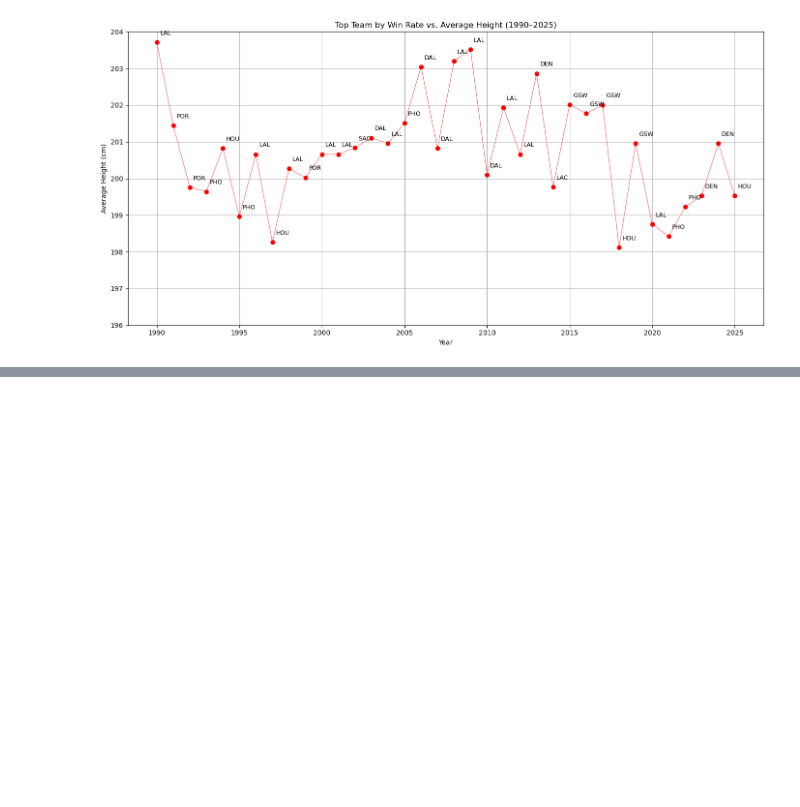
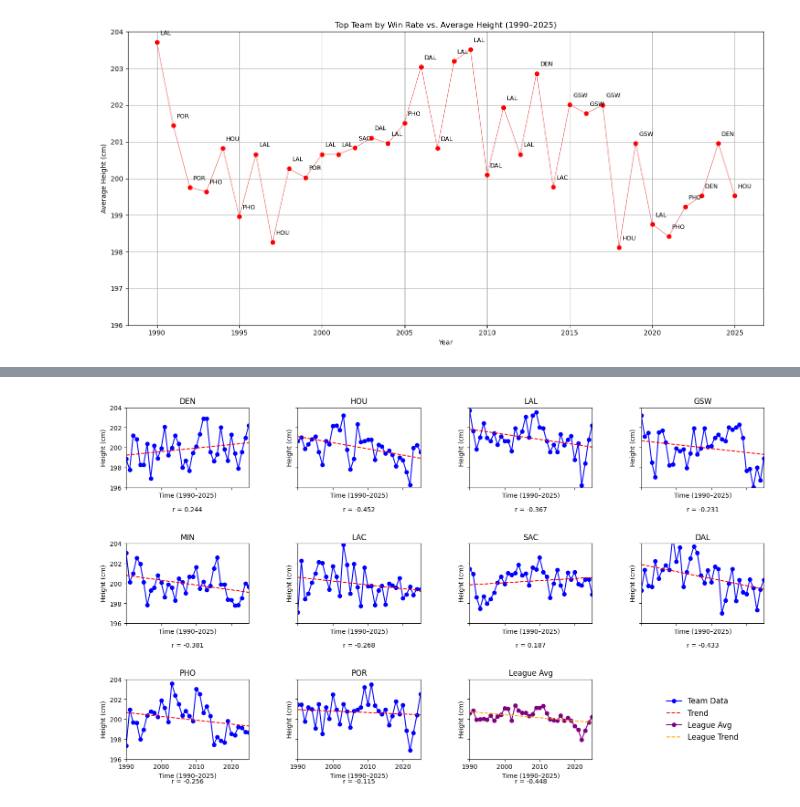
Before and after one commit to itisJoshuaTseng/NBA-Player_Physical_Trends_Analysis, a Jupyter notebook: data_visualization.ipynb, the cells around one changed output, grey strips where cells are left out. Saved outputs shown, nothing was run; the diff lists cells and outputs as text; code cells hidden in the pictures; blank space fills up the shorter version.

```diff
--- a/data_visualization.ipynb
+++ b/data_visualization.ipynb
@@ -665,0 +665,90 @@ plt.show()
+# %%
+import pandas as pd
+import matplotlib.pyplot as plt
+import numpy as np
+from matplotlib.lines import Line2D
+from scipy.stats import linregress
+
+# 讀取資料
+roster_path = "nba_rosters_full_data.csv"
+df_roster = pd.read_csv(roster_path)
+
+# 資料前處理
+df_roster["year"] = pd.to_numeric(df_roster["year"], errors="coerce")
+df_roster["avg_ht"] = pd.to_numeric(df_roster["avg_ht"], errors="coerce")
+
+# 排除 OKC、MEM，僅顯示 10 隊
+display_teams = [
+    "DEN", "HOU",
+    "LAL", "GSW", "MIN", "LAC",
+    "SAC", "DAL", "PHO", "POR"
+]
+
+years_range = np.arange(1990, 2026)
+
+# 計算聯盟平均身高
+league_avg_ht = (
+    df_roster.dropna(subset=["year", "avg_ht"])
+    .groupby("year")["avg_ht"]
+    .mean()
+    .reset_index()
+)
+
+# 建立 3x4 畫布
+fig, axes = plt.subplots(3, 4, figsize=(18, 10), sharex=True, sharey=True)
+axes = axes.flatten()
+
+# 繪製每一隊
+for i, team in enumerate(display_teams):
+    ax = axes[i]
+    team_data = df_roster[df_roster["team"] == team].dropna(subset=["year", "avg_ht"]).sort_values("year")
+    full_data = pd.DataFrame({"year": years_range}).merge(team_data[["year", "avg_ht"]], on="year", how="left")
+
+    ax.plot(full_data["year"], full_data["avg_ht"], color="blue", marker='o', linestyle='-', label="Team Data")
+
+    valid = full_data.dropna(subset=["avg_ht"])
+    if len(valid) > 1:
+        slope, intercept, r, p, stderr = linregress(valid["year"], valid["avg_ht"])
+        p_line = np.poly1d([slope, intercept])
+        ax.plot(valid["year"], p_line(valid["year"]), color="red", linestyle="--", label="Trend")
+        # 標示 r 值在下方
+        ax.text(0.5, -0.3, f"r = {r:.3f}", transform=ax.transAxes, ha='center', fontsize=10)
+    else:
+        ax.text(0.5, -0.3, "r = N/A", transform=ax.transAxes, ha='center', fontsize=10)
+
+    ax.set_title(team)
+    ax.set_xlim(1990, 2025)
+    ax.set_ylim(196, 204)
+    ax.set_xlabel("Time (1990–2025)")
+    ax.set_ylabel("Height (cm)")
+
+# 第11格：League Avg
+ax_league = axes[10]
+ax_league.plot(league_avg_ht["year"], league_avg_ht["avg_ht"], color="purple", marker='o', linestyle='-', label="League Avg")
+slope, intercept, r, p, stderr = linregress(league_avg_ht["year"], league_avg_ht["avg_ht"])
+p_line = np.poly1d([slope, intercept])
+ax_league.plot(league_avg_ht["year"], p_line(league_avg_ht["year"]), color="orange", linestyle="--", label="League Trend")
+ax_league.set_title("League Avg")
+ax_league.set_xlim(1990, 2025)
+ax_league.set_ylim(196, 204)
+ax_league.set_xlabel("Time (1990–2025)")
+ax_league.set_ylabel("Height (cm)")
+ax_league.text(0.5, -0.3, f"r = {r:.3f}", transform=ax_league.transAxes, ha='center', fontsize=10)
+
+# 第12格：Legend
+ax_legend = axes[11]
+ax_legend.axis("off")
+custom_lines = [
+    Line2D([0], [0], color="blue", marker='o', linestyle='-', label="Team Data"),
+    Line2D([0], [0], color="red", linestyle="--", label="Trend"),
+    Line2D([0], [0], color="purple", marker='o', linestyle='-', label="League Avg"),
+    Line2D([0], [0], color="orange", linestyle="--", label="League Trend")
+]
+ax_legend.legend(handles=custom_lines, loc='center', fontsize=12, frameon=False)
+
+# 調整整體間距
+fig.subplots_adjust(wspace=0.4, hspace=0.7)
+
+plt.show()
+# %% [output]
+[figure, added]
```
Also changed, not shown: parts of 6 cells of this notebook.
